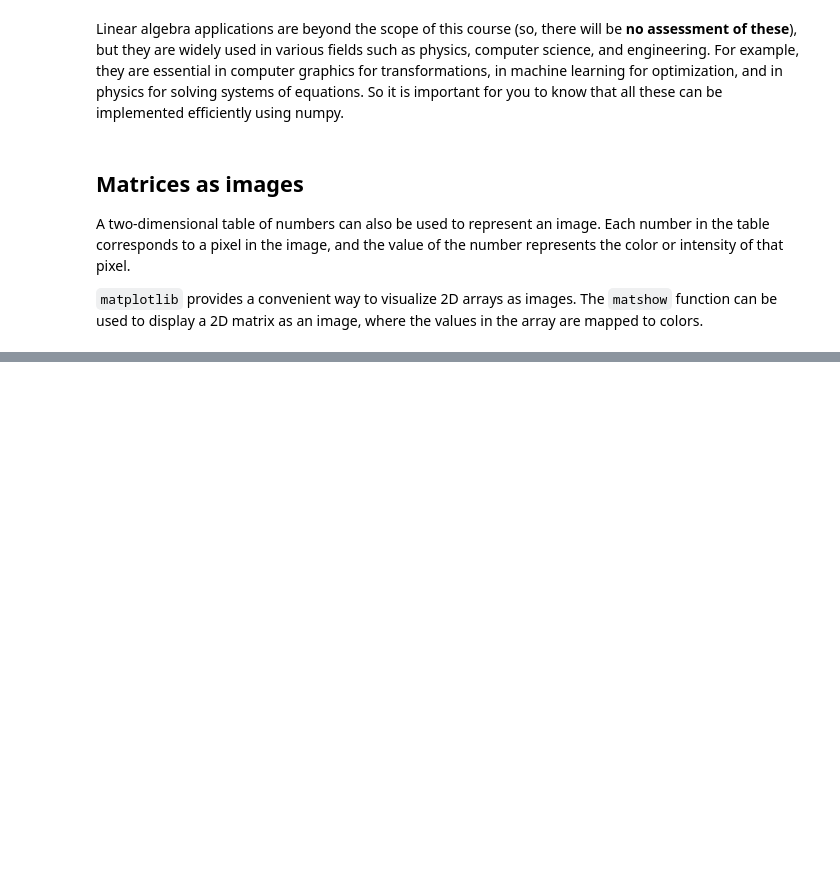
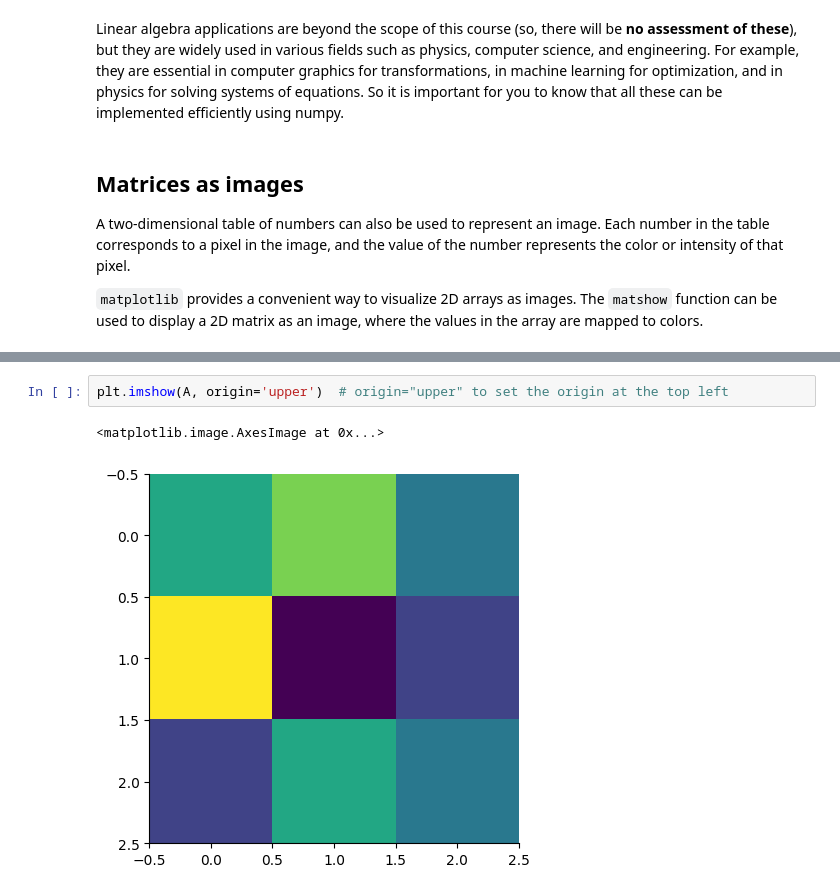
Before and after one commit to TomMaullin/SCIF10002-2025, a Jupyter notebook: 10/lecture_multidimensionalArrays.ipynb, the cells around one changed output, grey strips where cells are left out. Cells and saved outputs as stored; diff of their text form; blank space fills up the shorter version.

```diff
--- a/10/lecture_multidimensionalArrays.ipynb
+++ b/10/lecture_multidimensionalArrays.ipynb
@@ -422,0 +437,5 @@ plt.colorbar()
+# %%
+plt.imshow(A, origin='upper')  # origin="upper" to set the origin at the top left
+# %% [output]
+<matplotlib.image.AxesImage at 0x...>
+[figure, added]
```
Also changed, not shown: parts of 29 cells of this notebook.
